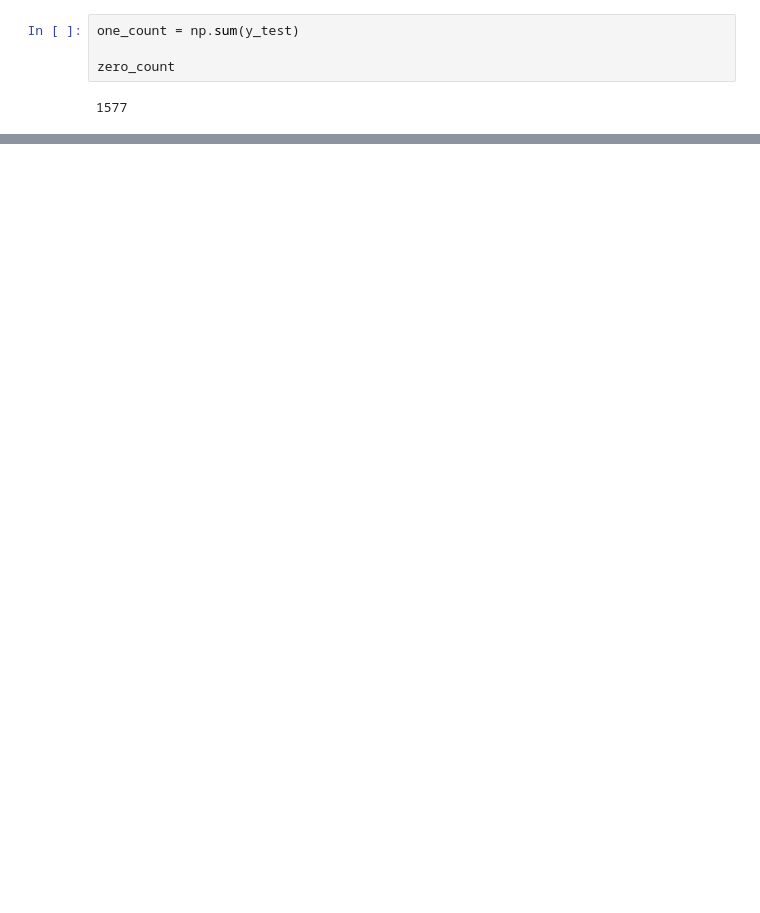
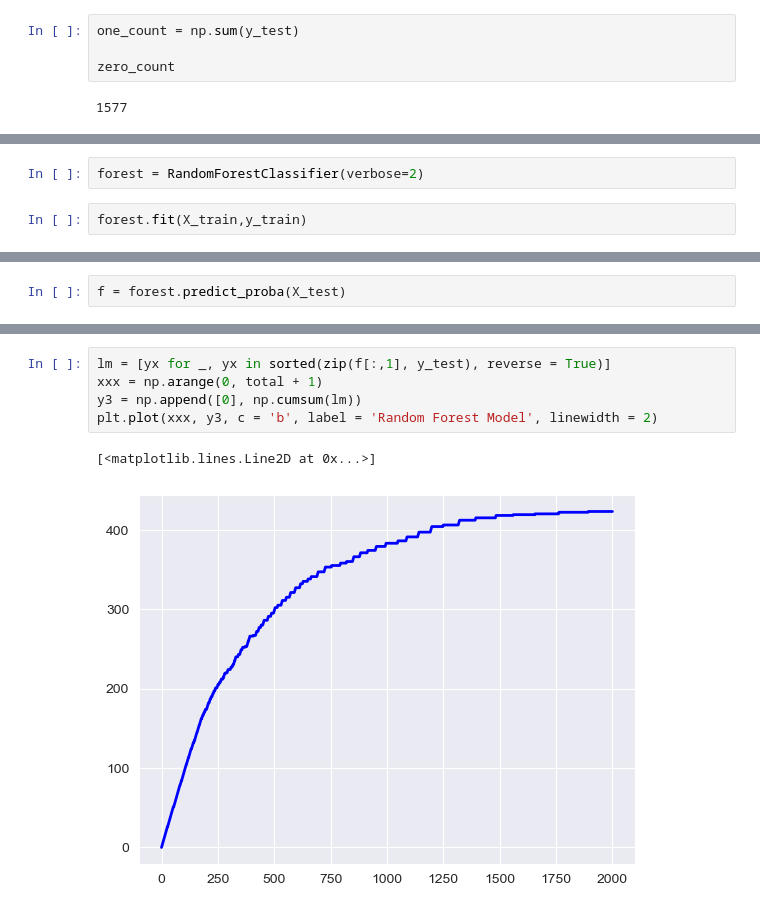
Before and after one commit to ntokozor22/Geosegmentation-model, a Jupyter notebook: Geodemographic segmentation.ipynb, the cells around one changed output, grey strips where cells are left out. Drawn from its saved outputs; the diff is of its cells as text; blank space fills up the shorter version.

```diff
--- a/Geodemographic segmentation.ipynb
+++ b/Geodemographic segmentation.ipynb
@@ -674,0 +671,4 @@ plt.legend()
+# %%
+forest = RandomForestClassifier(verbose=2)
+# %%
+forest.fit(X_train,y_train)
@@ -674,0 +739,2 @@ plt.legend()
+# %%
+f = forest.predict_proba(X_test)
@@ -674,0 +745,8 @@ plt.legend()
+# %%
+lm = [yx for _, yx in sorted(zip(f[:,1], y_test), reverse = True)]
+xxx = np.arange(0, total + 1)
+y3 = np.append([0], np.cumsum(lm))
+plt.plot(xxx, y3, c = 'b', label = 'Random Forest Model', linewidth = 2)
+# %% [output]
+[<matplotlib.lines.Line2D at 0x...>]
+[figure, added]
```
Also changed, not shown: parts of 30 cells of this notebook, 2 other files.
